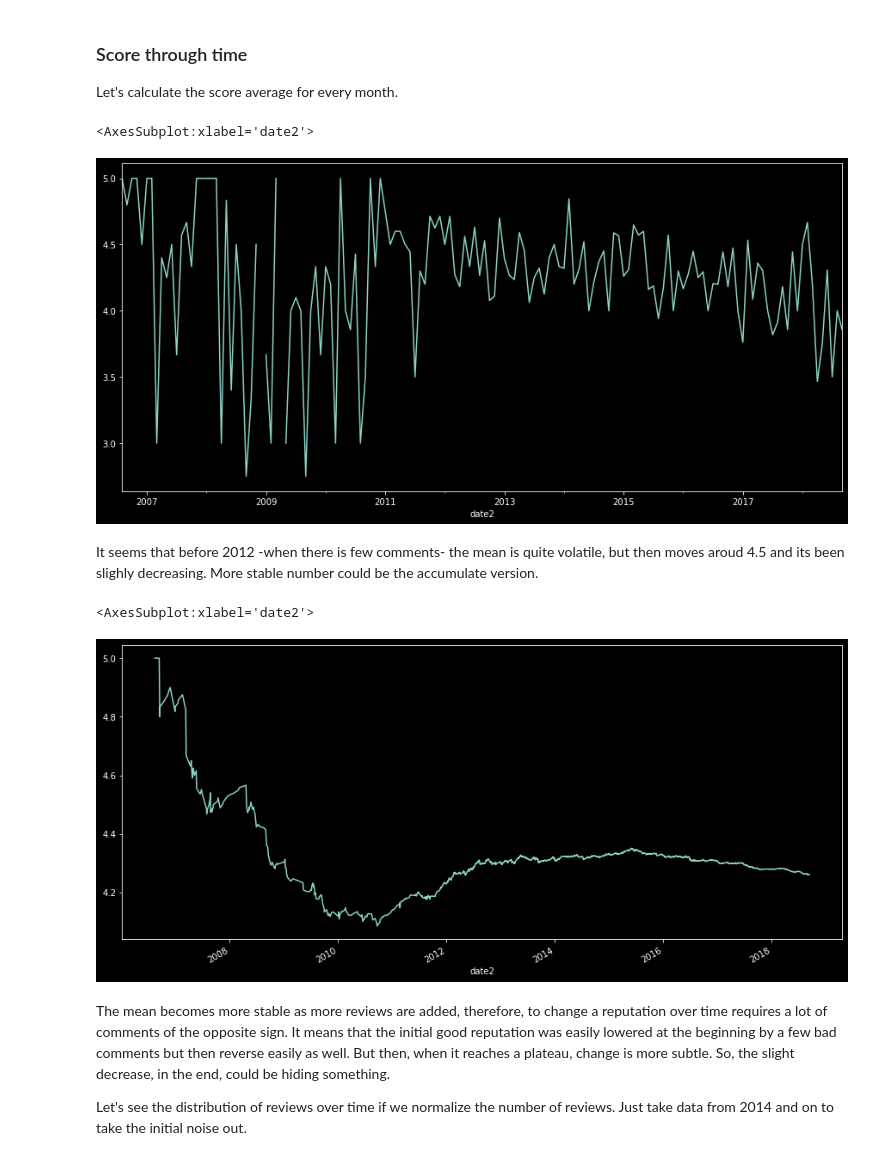
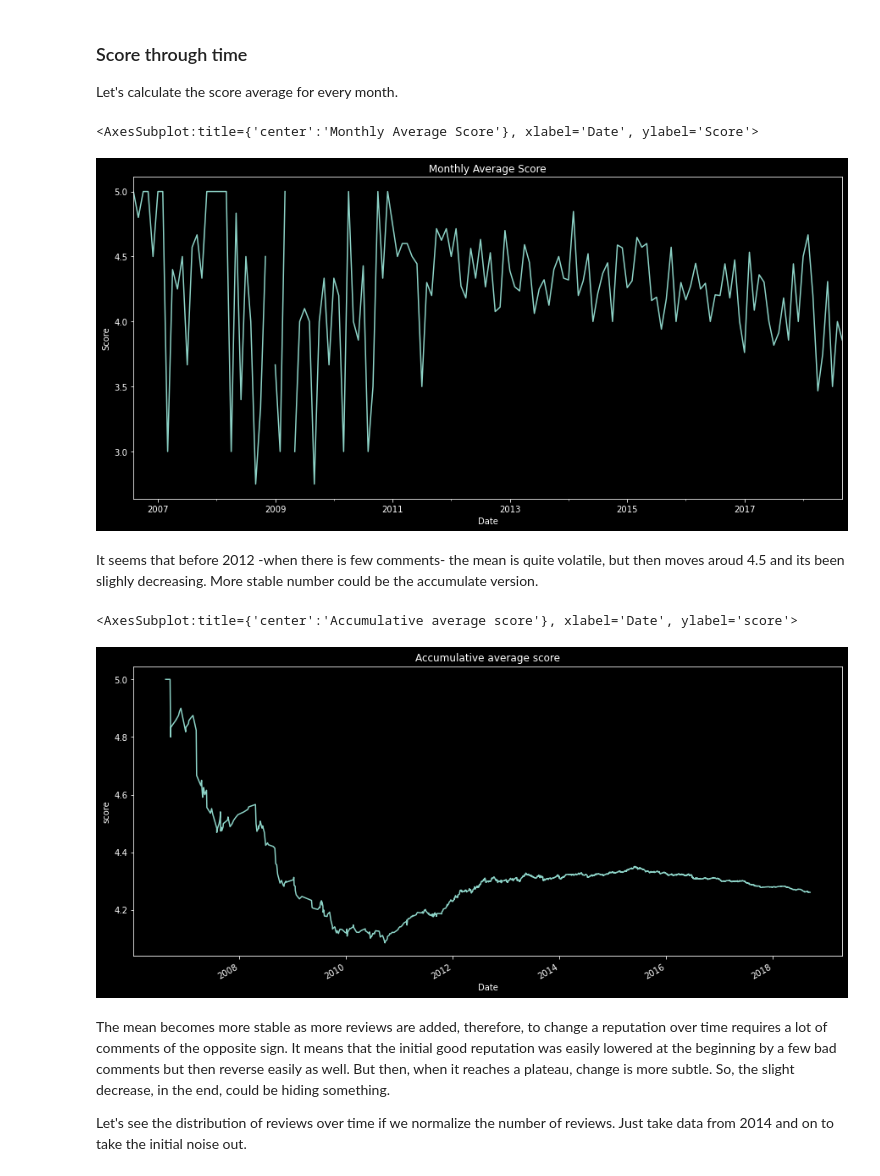
Before and after one commit to pippo-sci/Pullman, a Jupyter notebook: Reputation Timeline Sea Temple.ipynb, the cells around one changed output. Drawn from its saved outputs; the diff is of its cells as text; code cells hidden in the pictures.

```diff
--- a/Reputation Timeline Sea Temple.ipynb
+++ b/Reputation Timeline Sea Temple.ipynb
@@ -116,17 +118,17 @@ Let's calculate the score average for every month.
 # %%
 linear = dfd.score.copy()
 linear = linear.resample(rule='M').mean()
-linear.plot(kind='line')
+linear.plot(kind='line', title='Monthly Average Score', ylabel='Score', xlabel='Date')
 # %% [output]
-<AxesSubplot:xlabel='date2'>
+<AxesSubplot:title={'center':'Monthly Average Score'}, xlabel='Date', ylabel='Score'>
-[figure, old version]
+[figure, new version]
 # %% [markdown]
 It seems that before 2012 -when there is few comments- the mean is quite volatile, but then moves aroud 4.5 and its been slighly decreasing. More stable number could be the accumulate version.
 # %%
-dfd.score.expanding().mean().plot()
+dfd.score.expanding().mean().plot(title='Accumulative average score', ylabel='score', xlabel='Date')
 # %% [output]
-<AxesSubplot:xlabel='date2'>
+<AxesSubplot:title={'center':'Accumulative average score'}, xlabel='Date', ylabel='score'>
-[figure, old version]
+[figure, new version]
 # %% [markdown]
 The mean becomes more stable as more reviews are added, therefore, to change a reputation over time requires a lot of comments of the opposite sign. It means that the initial good reputation was easily lowered at the beginning by a few bad comments but then reverse easily as well. But then, when it reaches a plateau, change is more subtle. So, the slight decrease, in the end, could be hiding something.
 
```
Also changed, not shown: parts of 72 cells of this notebook.
